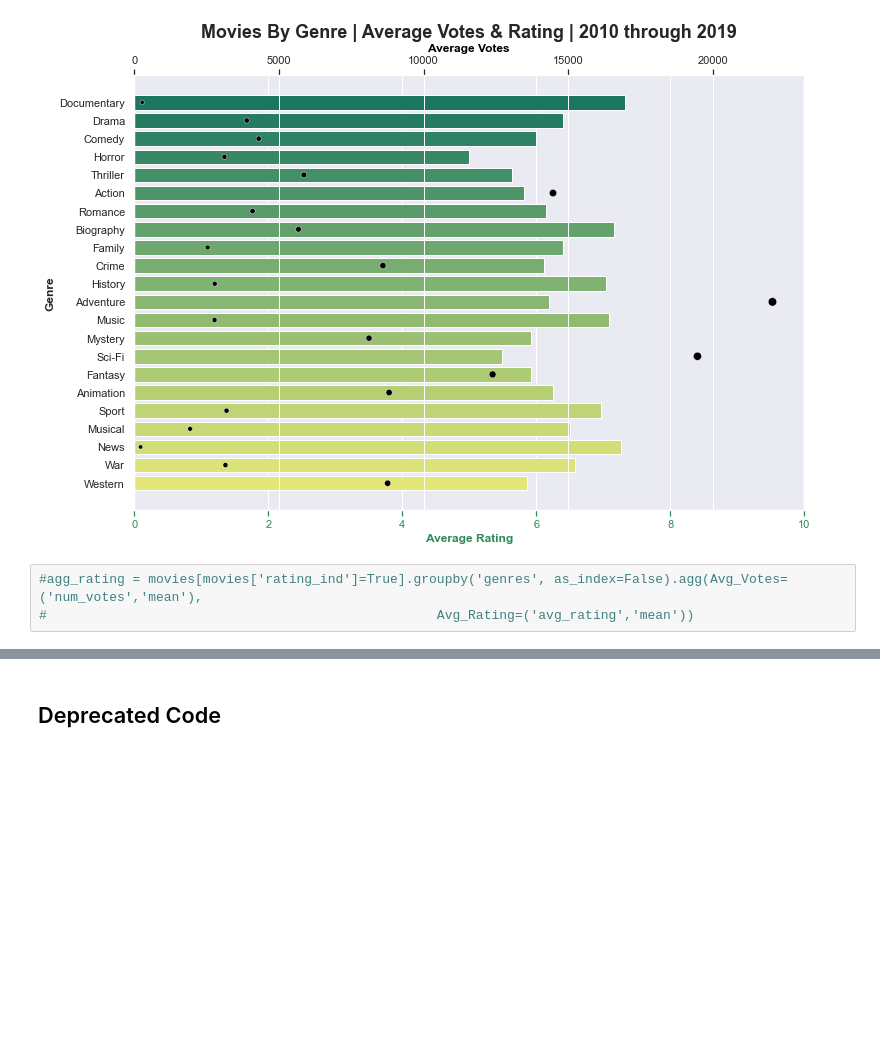
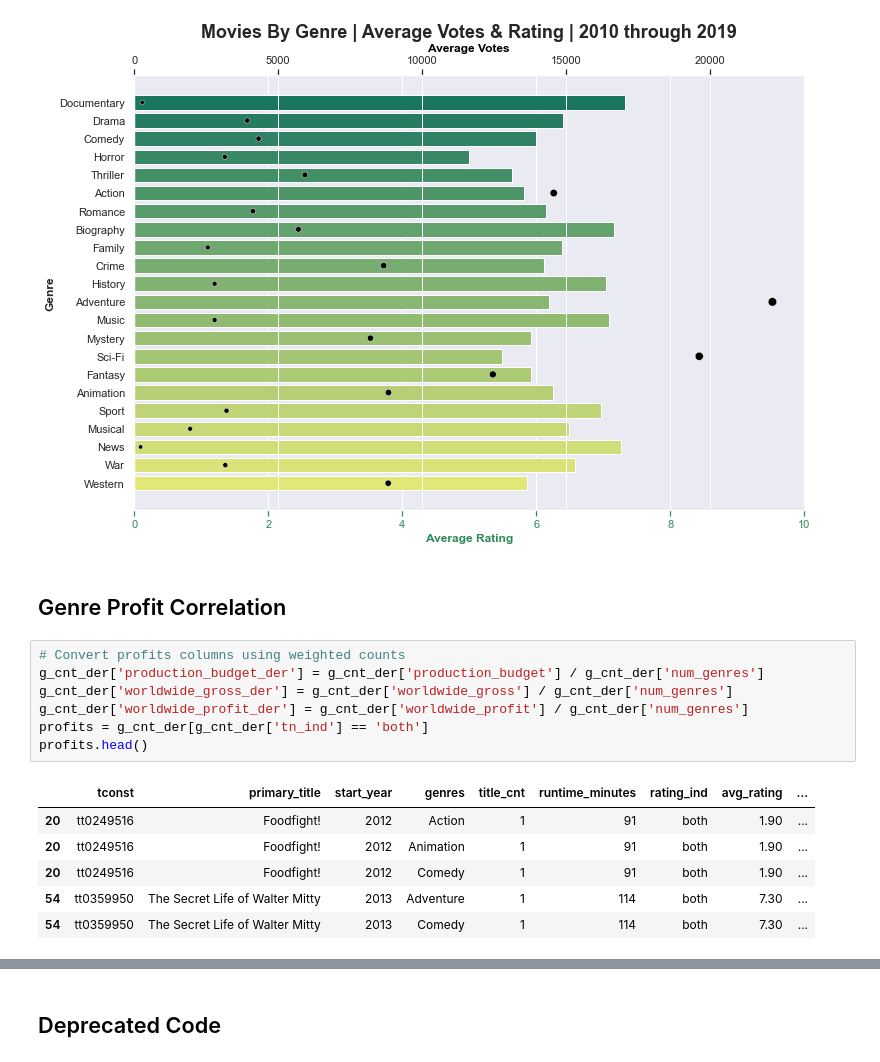
Before and after one commit to cutterback/movie-analysis-project, a Jupyter notebook: movie-analysis.ipynb, the cells around one changed output, grey strips where cells are left out. Saved outputs shown, nothing was run; the diff lists cells and outputs as text; blank space fills up the shorter version.

```diff
--- a/movie-analysis.ipynb
+++ b/movie-analysis.ipynb
@@ -508,6 +605,19 @@ ax2.set_xlabel('Average Votes', fontdict= {'fontsize': 12, 'fontweight':'bold'},
 plt.show()
 # %% [output]
 [figure]
-# %%
-#agg_rating = movies[movies['rating_ind']=True].groupby('genres', as_index=False).agg(Avg_Votes=('num_votes','mean'),
-#                                                  Avg_Rating=('avg_rating','mean'))
+# %% [markdown]
+## Genre Profit Correlation
+# %%
+# Convert profits columns using weighted counts
+g_cnt_der['production_budget_der'] = g_cnt_der['production_budget'] / g_cnt_der['num_genres']
+g_cnt_der['worldwide_gross_der'] = g_cnt_der['worldwide_gross'] / g_cnt_der['num_genres']
+g_cnt_der['worldwide_profit_der'] = g_cnt_der['worldwide_profit'] / g_cnt_der['num_genres']
+profits = g_cnt_der[g_cnt_der['tn_ind'] == 'both']
+profits.head()
+# %% [output]
+|  | tconst | primary_title | start_year | genres | title_cnt | runtime_minutes | rating_ind | avg_rating | ... |
+| 20 | tt0249516 | Foodfight! | 2012 | Action | 1 | 91 | both | 1.90 | ... |
+| 20 | tt0249516 | Foodfight! | 2012 | Animation | 1 | 91 | both | 1.90 | ... |
+| 20 | tt0249516 | Foodfight! | 2012 | Comedy | 1 | 91 | both | 1.90 | ... |
+| 54 | tt0359950 | The Secret Life of Walter Mitty | 2013 | Adventure | 1 | 114 | both | 7.30 | ... |
+| 54 | tt0359950 | The Secret Life of Walter Mitty | 2013 | Comedy | 1 | 114 | both | 7.30 | ... |
```
Also changed, not shown: parts of 57 cells of this notebook.
